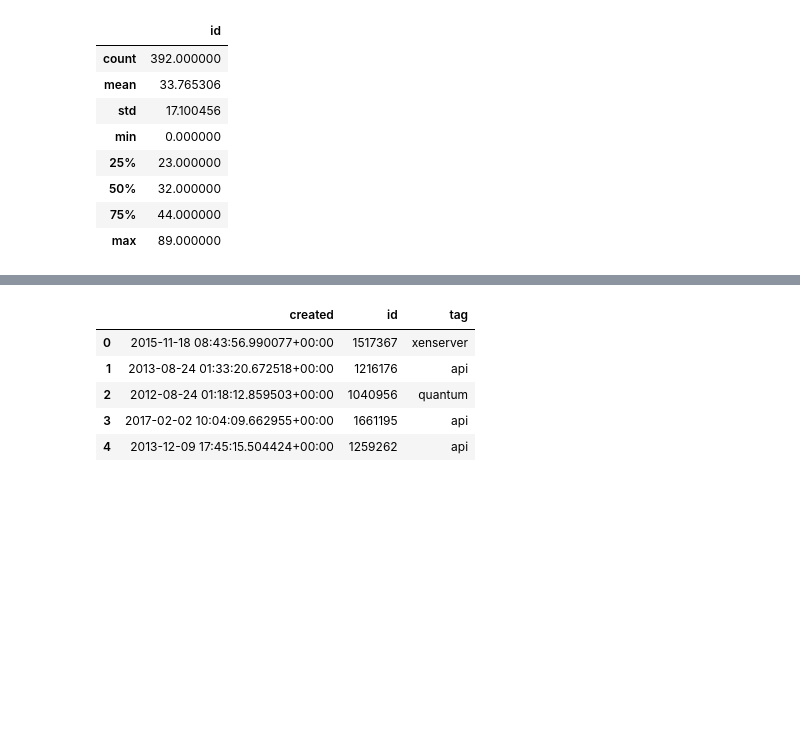
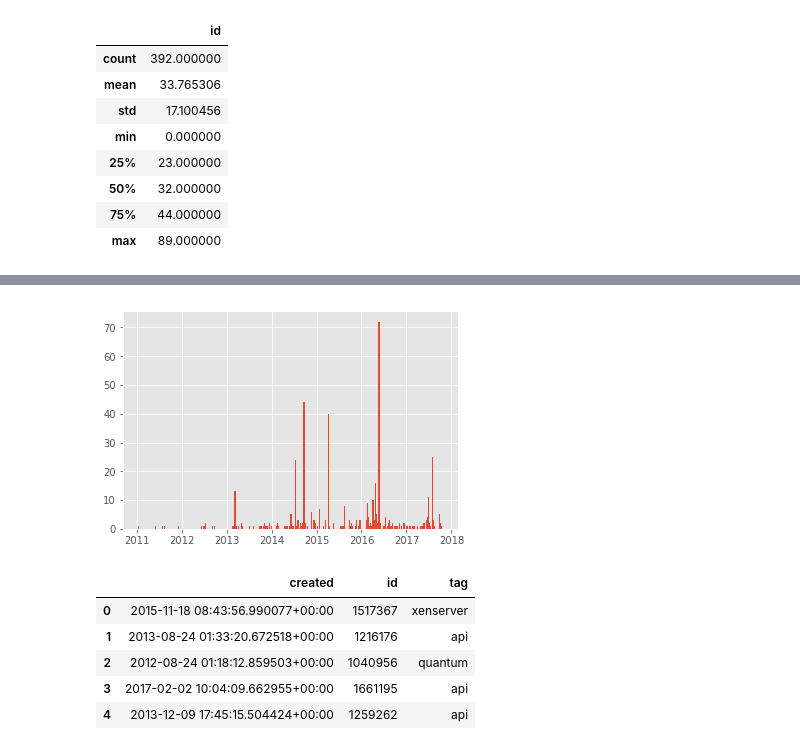
Before and after one commit to sdague/openstack-bugs-ml, a Jupyter notebook: Explore Nova Bugs.ipynb, the cells around one changed output, grey strips where cells are left out. Drawn from its saved outputs; the diff is of its cells as text; code cells hidden in the pictures; blank space fills up the shorter version.

```diff
--- a/Explore Nova Bugs.ipynb
+++ b/Explore Nova Bugs.ipynb
@@ -100,3 +111,19 @@ ax.xaxis_date()
+# %%
+df_updated = df.copy()
+df_updated['last_updated'] = pd.to_datetime(df_updated['last_updated'])
+df_updated.index = df_updated['last_updated']
+df_updated = df_updated[df_updated['status']]
+df_updated = df_updated.resample('w').count()[['id']]
+
+
+ax_up = plt.subplot()
+ax_up.bar(df_updated.index.to_pydatetime(), df_updated.id, width=10)
+ax_up.xaxis_date()
+# This shows the last updated time. You can see the releases here because
+# it used to be that Fix Released was not set until the release went out. So there
+# would be a bulk update at that time.
+# %% [output]
+[figure, added]
 # %%
 # Make a query to the specific DB and Collection
 cursor = bugs.find()
```
Also changed, not shown: parts of 2 cells of this notebook, 1 other file.
